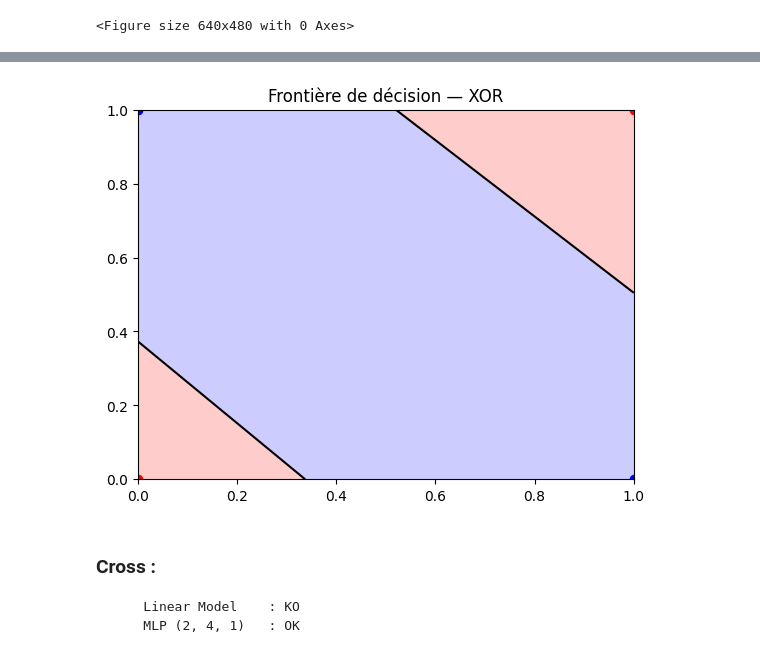
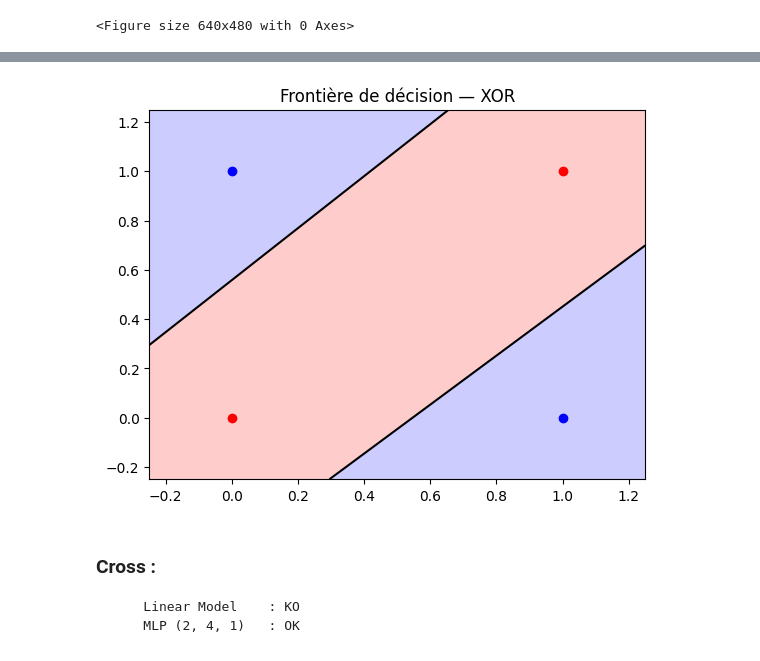
Before and after one commit to SamuelELbaz/Projet_Annuel_3IABD1_Lib_ML, a Jupyter notebook: [Notebook] Cas de tests.ipynb, the cells around one changed output, grey strips where cells are left out. Drawn from its saved outputs; the diff is of its cells as text; code cells hidden in the pictures.

```diff
--- a/[Notebook] Cas de tests.ipynb
+++ b/[Notebook] Cas de tests.ipynb
@@ -172,17 +172,17 @@ Loss finale : 0.007559
 # %%
-xx, yy = np.meshgrid(np.linspace(0, 1, 300), np.linspace(0, 1, 300))
+xx, yy = np.meshgrid(np.linspace(-0.25, 1.25, 300), np.linspace(-0.25, 1.25, 300))
 grid = np.c_[xx.ravel(), yy.ravel()]
 
 scores = np.array([model.forward(pt)[0] for pt in grid]).reshape(xx.shape)
 
 plt.contourf(xx, yy, scores, levels=[-np.inf, 0, np.inf], colors=['#ffaaaa', '#aaaaff'], alpha=0.6)
 plt.contour(xx, yy, scores, levels=[0], colors='black', linewidths=1.5)
 plt.scatter(X[0:2, 0], X[0:2, 1], color='blue')
 plt.scatter(X[2:4,0], X[2:4,1], color='red')
 plt.title("Frontière de décision — XOR")
 plt.show()
 # %% [output]
-[figure, old version]
+[figure, new version]
 # %% [markdown]
 
 
```
Also changed, not shown: parts of 29 cells of this notebook, 3 other files.
